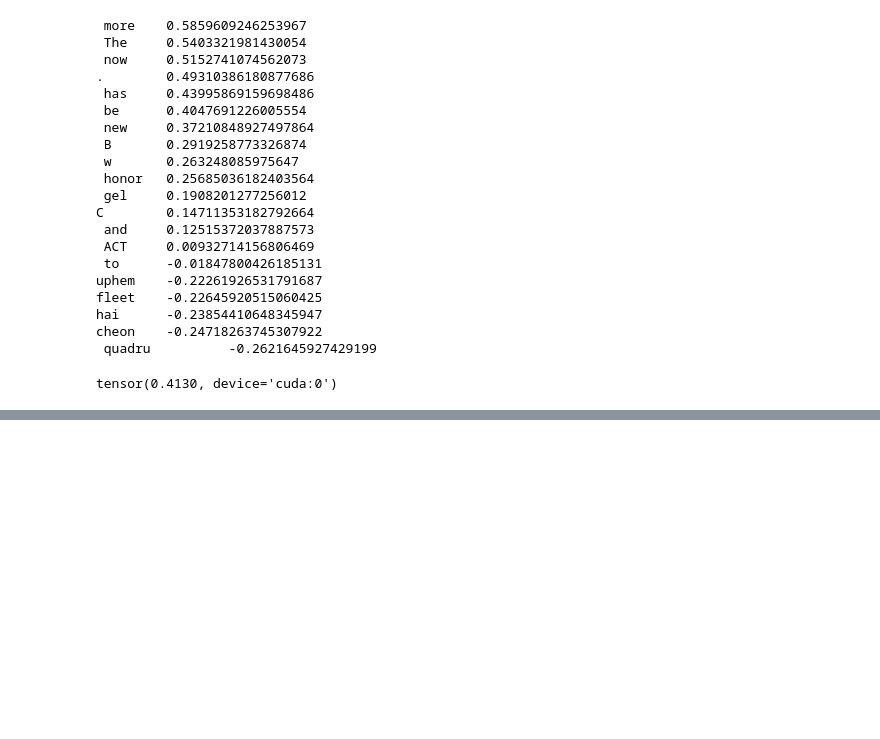
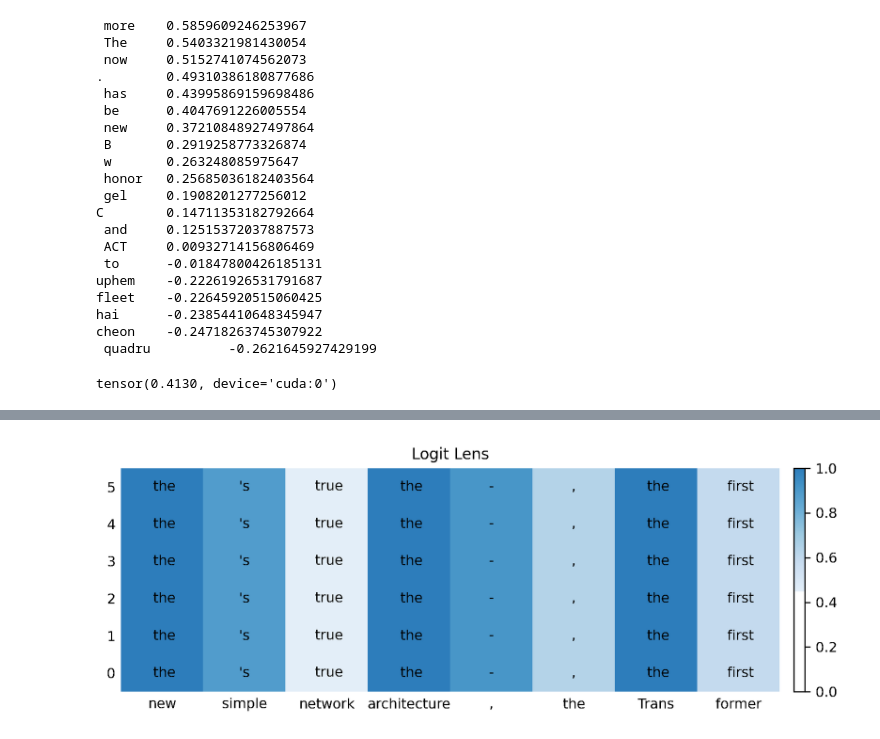
Before and after one commit to karry-z/VASAE, a Jupyter notebook: notebooks/logit_len.ipynb, the cells around one changed output, grey strips where cells are left out. Cells and saved outputs as stored; diff of their text form; code cells hidden in the pictures; blank space fills up the shorter version.

```diff
--- a/notebooks/logit_len.ipynb
+++ b/notebooks/logit_len.ipynb
@@ -98,0 +146,14 @@ tensor(0.4130, device='cuda:0')
+# %%
+save_dir = "../out/logitlens"
+example_i = 1
+# %%
+
+
+dataset = ds.dataset("../out/logitlens", format="parquet")
+
+scanner = dataset.scanner(
+    filter=ds.field("example_i") == example_i,
+    columns=["layer_i", "seq_i", "token", "prob"]
+)
+
+df = scanner.to_table().to_pandas() # layer_i,seq_i,token,prob
@@ -98,0 +176,13 @@ tensor(0.4130, device='cuda:0')
+# %%
+
+
+def clip_cmap(base_cmap, lo=0.1, hi=0.75, n=256):
+    colors = base_cmap(np.linspace(lo, hi, n))
+    return LinearSegmentedColormap.from_list(
+        f"{base_cmap.name}_clip", colors
+    )
+
+cmap = clip_cmap(plt.cm.Blues, lo=0.08, hi=0.75)
+# %%
+seq_keep = df.seq_i.drop_duplicates().iloc[:8]
+df8 = df[df.seq_i.isin(seq_keep)]
@@ -98,0 +268,4 @@ tensor(0.4130, device='cuda:0')
+# %%
+plot_logit_lens(df8, x_tokens=["new","simple","network","architecture",",","the","Trans","former"], title="Logit Lens")
+# %% [output]
+[figure, added]
```
Also changed, not shown: parts of 21 cells of this notebook, 5 other files.
